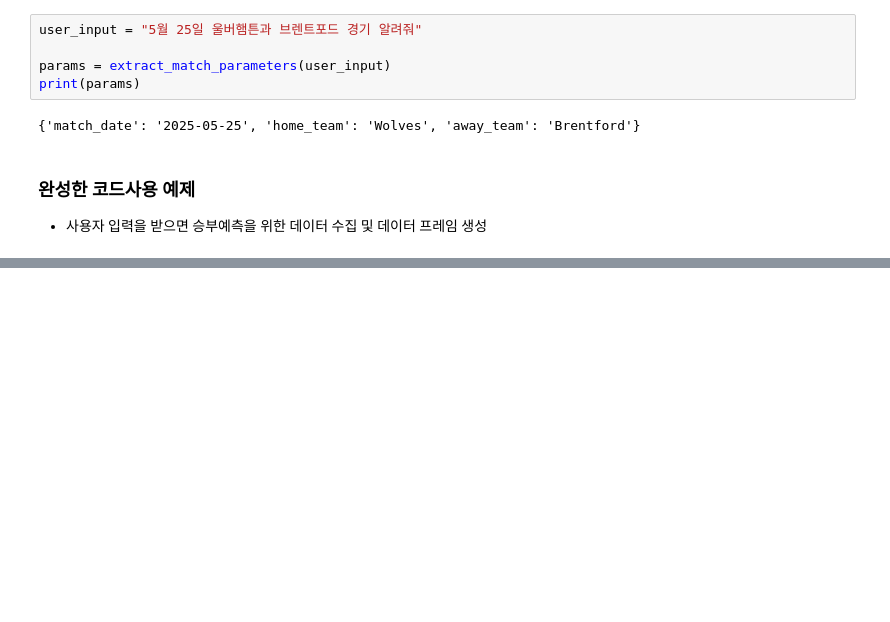
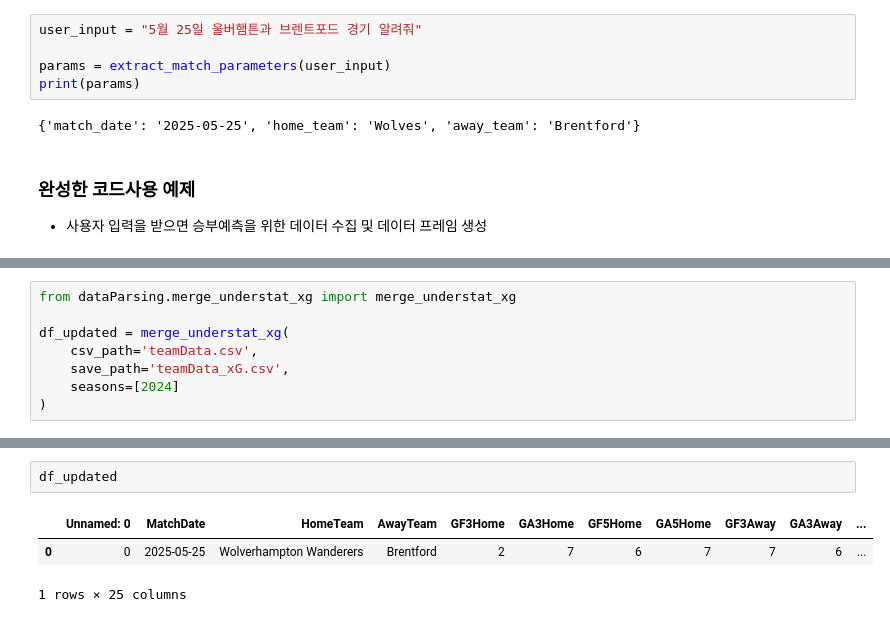
Before and after one commit to Eedia/AI-Football-Manager, a Jupyter notebook: preprocssing_데이터수집.ipynb, the cells around one changed output, grey strips where cells are left out. Saved outputs shown, nothing was run; the diff lists cells and outputs as text; blank space fills up the shorter version.

```diff
--- a/preprocssing_데이터수집.ipynb
+++ b/preprocssing_데이터수집.ipynb
@@ -333,0 +345,8 @@ df
+# %%
+from dataParsing.merge_understat_xg import merge_understat_xg
+
+df_updated = merge_understat_xg(
+    csv_path='teamData.csv',
+    save_path='teamData_xG.csv',
+    seasons=[2024]
+)
@@ -333,0 +360,6 @@ df
+# %%
+df_updated
+# %% [output]
+|  | Unnamed: 0 | MatchDate | HomeTeam | AwayTeam | GF3Home | GA3Home | GF5Home | GA5Home | GF3Away | GA3Away | ... |
+| 0 | 0 | 2025-05-25 | Wolverhampton Wanderers | Brentford | 2 | 7 | 6 | 7 | 7 | 6 | ... |
+1 rows × 25 columns
```
Also changed, not shown: parts of 11 cells of this notebook.
